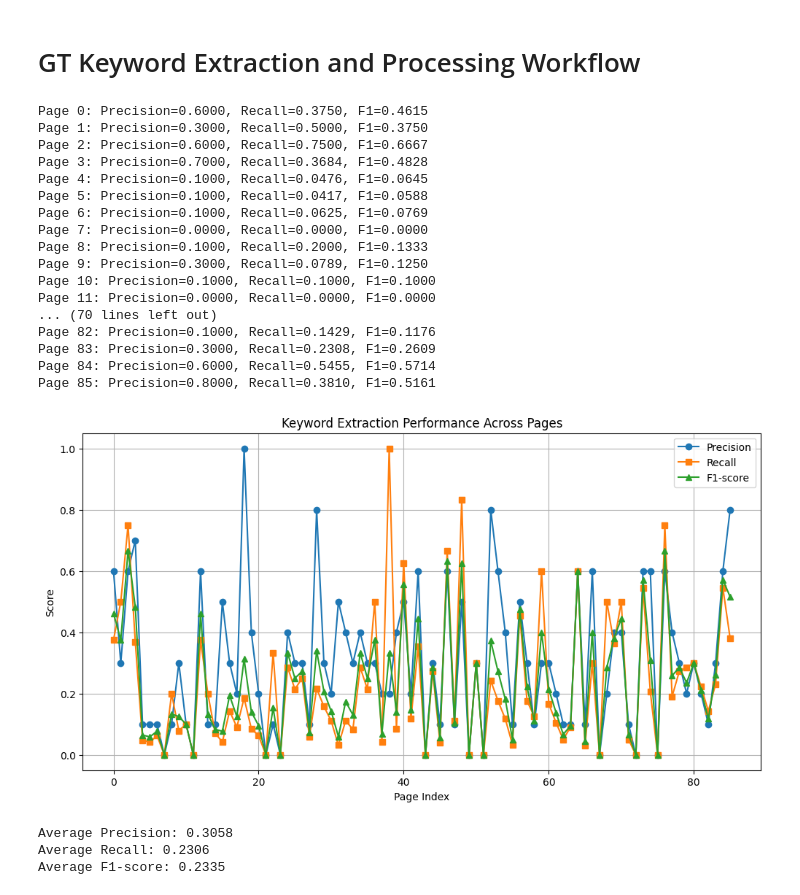
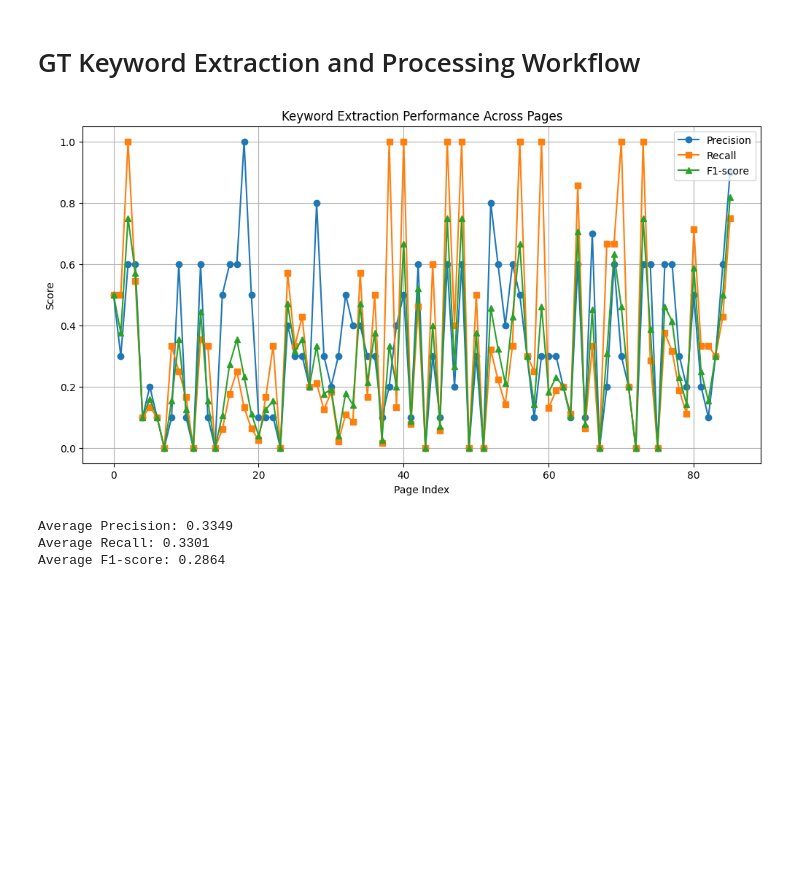
Before and after one commit to Muditha-Kumara/dataAnalytics, a Jupyter notebook: coustom/german/Drand_german_extraction.ipynb, the cells around one changed output. Saved outputs shown, nothing was run; the diff lists cells and outputs as text; code cells hidden in the pictures; blank space fills up the shorter version.

```diff
--- a/coustom/german/Drand_german_extraction.ipynb
+++ b/coustom/german/Drand_german_extraction.ipynb
@@ -43,12 +48,14 @@ tag_rating_set = {
 }
 # %%
 import re
+
+
 def process_keywords(keywords):
     """Apply cleaning, German compound splitting (compound-split), stemming, and stopword filtering to a list of keywords. Returns a processed list of useful words."""
     processed = []
     for word in keywords:
         # Clean word: keep only alphabetic characters (including German letters)
-        cleaned_word = re.sub(r'[^a-zA-ZäöüßÄÖÜẞ]', '', word)
+        cleaned_word = re.sub(r"[^a-zA-ZäöüßÄÖÜẞ]", "", word)
         if not cleaned_word:
             continue
         # Compound splitting (German, using compound-split)
@@ -57,11 +64,19 @@ def process_keywords(keywords):
             split_result = compoundsplitter(cleaned_word)
             if split_result and isinstance(split_result, list):
                 # split_result is a list of parts
-                compound_parts.extend([part.lower() for part in split_result if part.lower() != cleaned_word.lower()])
+                compound_parts.extend(
+                    [
+                        part.lower()
+                        for part in split_result
+                        if part.lower() != cleaned_word.lower()
+                    ]
+                )
         except Exception:
             pass
         # Clean all compound parts
-        cleaned_parts = [re.sub(r'[^a-zA-ZäöüßÄÖÜẞ]', '', part) for part in compound_parts]
+        cleaned_parts = [
+            re.sub(r"[^a-zA-ZäöüßÄÖÜẞ]", "", part) for part in compound_parts
+        ]
         # Remove empty strings after cleaning
         cleaned_parts = [part for part in cleaned_parts if part]
         # Stem all parts
@@ -93,7 +110,7 @@ from collections import defaultdict
 import urllib.request
 import matplotlib.pyplot as plt
 
-frequency_weight = 20
+frequency_weight = 10
 
 # Store metrics for all pages
 dataset_precisions = []
@@ -110,10 +127,12 @@ for i in range(num_pages):
     gt_req = urllib.request.Request(gt_url, headers=headers)
     html_req = urllib.request.Request(html_url, headers=headers)
     url_req = urllib.request.Request(url_file_url, headers=headers)
+    gt_length = -1
     try:
         with urllib.request.urlopen(gt_req, timeout=5) as response:
             gt_text = response.read().decode("utf-8-sig").strip()
             gt_keywords = gt_text.split()
+            gt_length = len(gt_keywords)
             processed_gt_keywords = list(set(process_keywords(gt_keywords)))
     except Exception as e:
         continue
@@ -141,67 +160,59 @@ for i in range(num_pages):
             url_tokens = re.findall(r"[a-zåäöA-ZÅÄÖ0-9]+", normalized_path)
             processed_url_keywords = process_keywords(url_tokens)
             # Use the same scoring pattern as tags, with 'URL' rating
-            url_rating = tag_rating_set.get('URL', 0)
+            url_rating = tag_rating_set.get("URL", 0)
             for kw in processed_url_keywords:
                 value = url_rating  # treat each URL keyword as freq=1
                 if kw in extracting_keywords:
                     extracting_keywords[kw] += value
                 else:
                     extracting_keywords[kw] = value
     except Exception as e:
         continue
     # Calculate Precision, Recall, and F1-score
     top_10 = sorted(extracting_keywords.items(), key=lambda x: x[1], reverse=True)[:10]
     extracted_keywords = set([kw for kw, _ in top_10])
     gt_keywords_set = set(processed_gt_keywords)
 
     # Calculate metrics
     true_positives = len(extracted_keywords & gt_keywords_set)
-    precision = true_positives / len(extracted_keywords) if len(extracted_keywords) > 0 else 0
-    recall = true_positives / len(gt_keywords_set) if len(gt_keywords_set) > 0 else 0
-    f1_score = 2 * (precision * recall) / (precision + recall) if (precision + recall) > 0 else 0
+    precision = (
+        true_positives / len(extracted_keywords) if len(extracted_keywords) > 0 else 0
+    )
+    # recall = true_positives / len(gt_keywords_set) if len(gt_keywords_set) > 0 else 0
+    recall = true_positives / gt_length if gt_length > 0 else 0
+    if recall > 1:
+        recall = 1
+    f1_score = (
+        2 * (precision * recall) / (precision + recall)
+        if (precision + recall) > 0
+        else 0
+    )
 
     dataset_precisions.append(precision)
     dataset_recalls.append(recall)
     dataset_f1s.append(f1_score)
 
-    print(f"Page {i}: Precision={precision:.4f}, Recall={recall:.4f}, F1={f1_score:.4f}")
+    # print(f"Page {i}: Precision={precision:.4f}, Recall={recall:.4f}, F1={f1_score:.4f}")
 
 # Visualize and compare performance
 plt.figure(figsize=(12, 6))
-plt.plot(dataset_precisions, label='Precision', marker='o')
-plt.plot(dataset_recalls, label='Recall', marker='s')
-plt.plot(dataset_f1s, label='F1-score', marker='^')
-plt.xlabel('Page Index')
-plt.ylabel('Score')
-plt.title('Keyword Extraction Performance Across Pages')
+plt.plot(dataset_precisions, label="Precision", marker="o")
+plt.plot(dataset_recalls, label="Recall", marker="s")
+plt.plot(dataset_f1s, label="F1-score", marker="^")
+plt.xlabel("Page Index")
+plt.ylabel("Score")
+plt.title("Keyword Extraction Performance Across Pages")
 plt.legend()
 plt.grid(True)
 plt.show()
 
 # Print average metrics
 print(f"\nAverage Precision: {sum(dataset_precisions)/len(dataset_precisions):.4f}")
 print(f"Average Recall: {sum(dataset_recalls)/len(dataset_recalls):.4f}")
 print(f"Average F1-score: {sum(dataset_f1s)/len(dataset_f1s):.4f}")
 # %% [output]
+[figure, new version]
-Page 0: Precision=0.6000, Recall=0.3750, F1=0.4615
-Page 1: Precision=0.3000, Recall=0.5000, F1=0.3750
-Page 2: Precision=0.6000, Recall=0.7500, F1=0.6667
-Page 3: Precision=0.7000, Recall=0.3684, F1=0.4828
-Page 4: Precision=0.1000, Recall=0.0476, F1=0.0645
-Page 5: Precision=0.1000, Recall=0.0417, F1=0.0588
-Page 6: Precision=0.1000, Recall=0.0625, F1=0.0769
-Page 7: Precision=0.0000, Recall=0.0000, F1=0.0000
-Page 8: Precision=0.1000, Recall=0.2000, F1=0.1333
-Page 9: Precision=0.3000, Recall=0.0789, F1=0.1250
-Page 10: Precision=0.1000, Recall=0.1000, F1=0.1000
-Page 11: Precision=0.0000, Recall=0.0000, F1=0.0000
-... (70 lines left out)
-Page 82: Precision=0.1000, Recall=0.1429, F1=0.1176
-Page 83: Precision=0.3000, Recall=0.2308, F1=0.2609
-Page 84: Precision=0.6000, Recall=0.5455, F1=0.5714
-Page 85: Precision=0.8000, Recall=0.3810, F1=0.5161
+Average Precision: 0.3349
+Average Recall: 0.3301
+Average F1-score: 0.2864
-[figure, old version]
-Average Precision: 0.3058
-Average Recall: 0.2306
-Average F1-score: 0.2335
```
Also changed, not shown: parts of 2 cells of this notebook, 4 other files.
